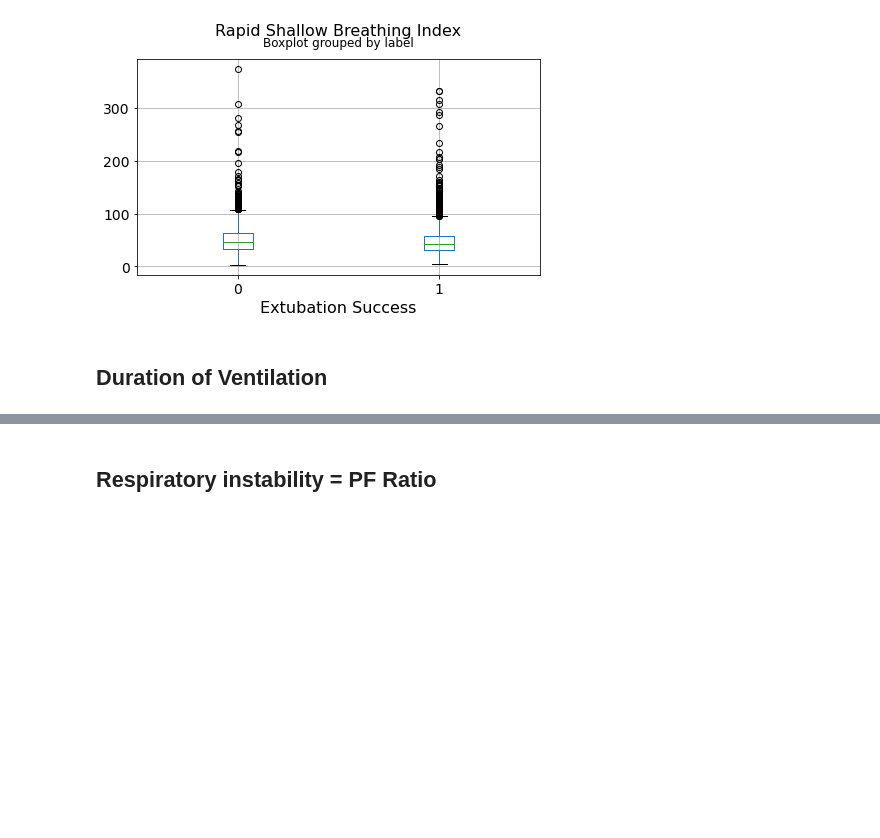
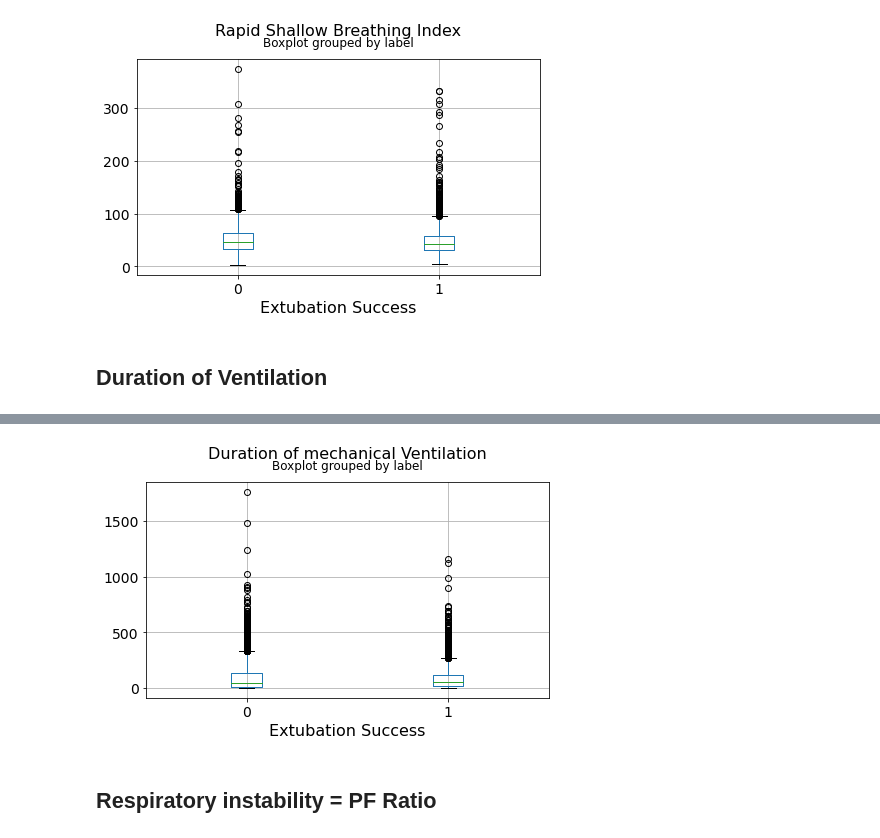
Before and after one commit to m-kno/mimic3, a Jupyter notebook: 06_Feature_engineering_Advanced_model.ipynb, the cells around one changed output, grey strips where cells are left out. Drawn from its saved outputs; the diff is of its cells as text; code cells hidden in the pictures; blank space fills up the shorter version.

```diff
--- a/06_Feature_engineering_Advanced_model.ipynb
+++ b/06_Feature_engineering_Advanced_model.ipynb
@@ -103,3 +237,9 @@ plt.xlabel("Extubation Success", fontsize=16);
+# %%
+df.boxplot("hour_mechvent",by= "label",figsize=(7,4),fontsize=14)
+plt.title("{}\n".format('Duration of mechanical Ventilation'),fontsize=16)
+plt.xlabel("Extubation Success", fontsize=16);
+# %% [output]
+[figure, added]
 # %% [markdown]
 ## Respiratory instability = PF Ratio
 # %%
```
Also changed, not shown: parts of 35 cells of this notebook, 1 other file.
